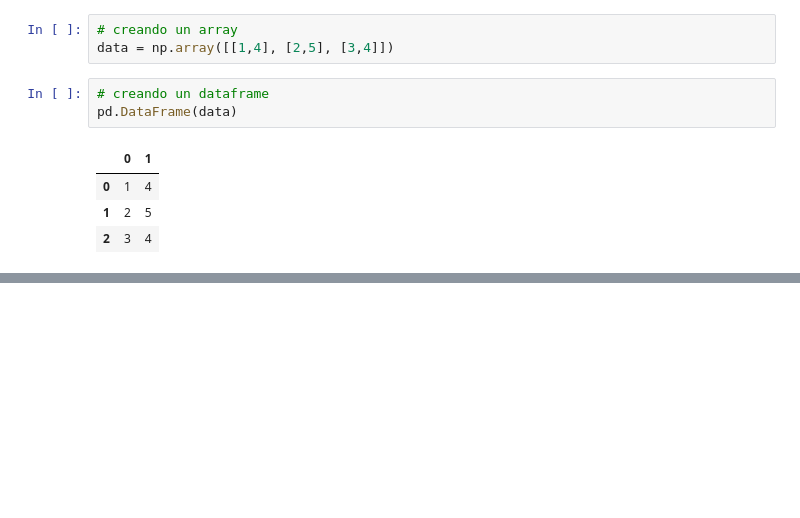
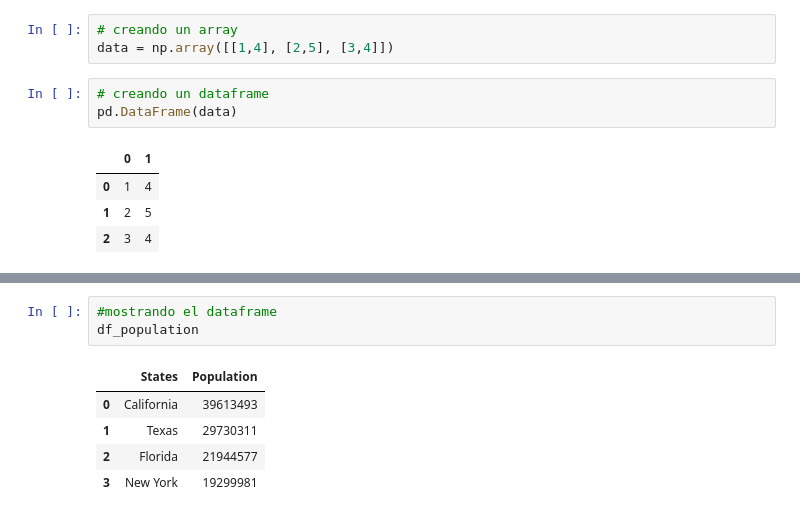
Before and after one commit to lia07/practicaFunciones, a Jupyter notebook: DS_Python_desde_cero.ipynb, the cells around one changed output, grey strips where cells are left out. Cells and saved outputs as stored; diff of their text form; blank space fills up the shorter version.

```diff
--- a/DS_Python_desde_cero.ipynb
+++ b/DS_Python_desde_cero.ipynb
@@ -657,0 +701,9 @@ pd.DataFrame(data, index = ['row1', 'row2', 'row3'], columns = ['col1', 'col2'])
+# %%
+#mostrando el dataframe
+df_population
+# %% [output]
+|  | States | Population |
+| 0 | California | 39613493 |
+| 1 | Texas | 29730311 |
+| 2 | Florida | 21944577 |
+| 3 | New York | 19299981 |
```
Also changed, not shown: parts of 11 cells of this notebook.
